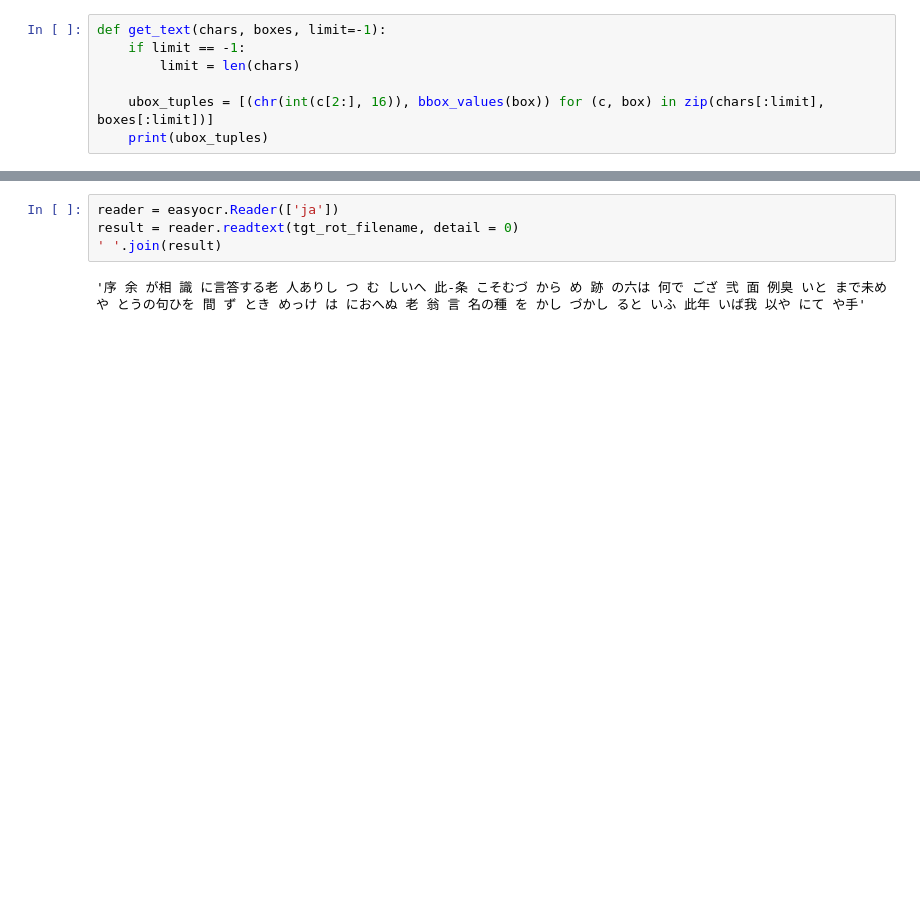
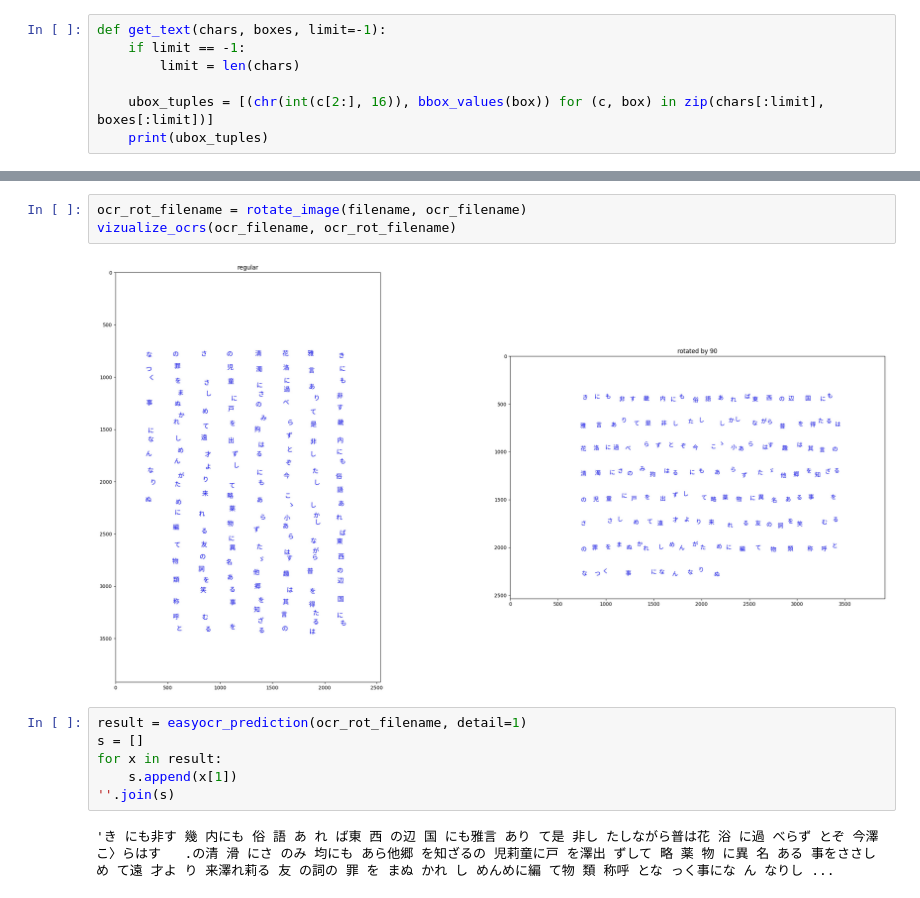
Before and after one commit to aumahesh-mids/kuzushiji-recognition, a Jupyter notebook: thanya.ipynb, the cells around one changed output, grey strips where cells are left out. Cells and saved outputs as stored; diff of their text form; blank space fills up the shorter version.

```diff
--- a/thanya.ipynb
+++ b/thanya.ipynb
@@ -299,6 +367,13 @@ pred_rot_image.save(tgt_rot_filename)
+# %%
+ocr_rot_filename = rotate_image(filename, ocr_filename)
+vizualize_ocrs(ocr_filename, ocr_rot_filename)
+# %% [output]
+[figure, added]
 # %%
-reader = easyocr.Reader(['ja'])
-result = reader.readtext(tgt_rot_filename, detail = 0)
-' '.join(result)
+result = easyocr_prediction(ocr_rot_filename, detail=1)
+s = []
+for x in result:
+    s.append(x[1])
+''.join(s)
 # %% [output]
-'序 余 が相 識 に言答する老 人ありし つ む しいへ 此-条 こそむづ から め 跡 の六は 何で ござ 弐 面 例臭 いと まで未め や とうの句ひを 間 ず とき めっけ は におへぬ 老 翁 言 名の種 を かし づかし ると いふ 此年 いば我 以や にて や手'
+'き にも非す 幾 内にも 俗 語 あ れ ば東 西 の辺 国 にも雅言 あり て是 非し たしながら普は花 浴 に過 べらず とぞ 今澤こ〉らはす   .の清 滑 にさ のみ 均にも あら他郷 を知ざるの 児莉童に戸 を澤出 ずして 略 薬 物 に異 名 ある 事をささし め て遠 才よ り 来澤れ莉る 友 の詞の 罪 を まぬ かれ し めんめに編 て物 類 称呼 とな っく事にな ん なりし ...
```
Also changed, not shown: parts of 20 cells of this notebook.
